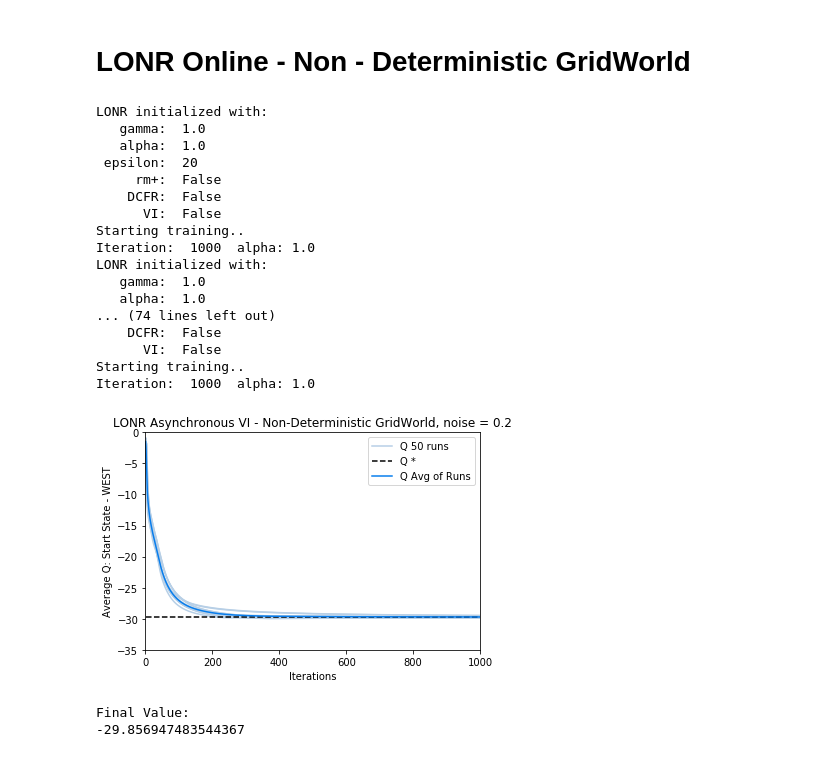
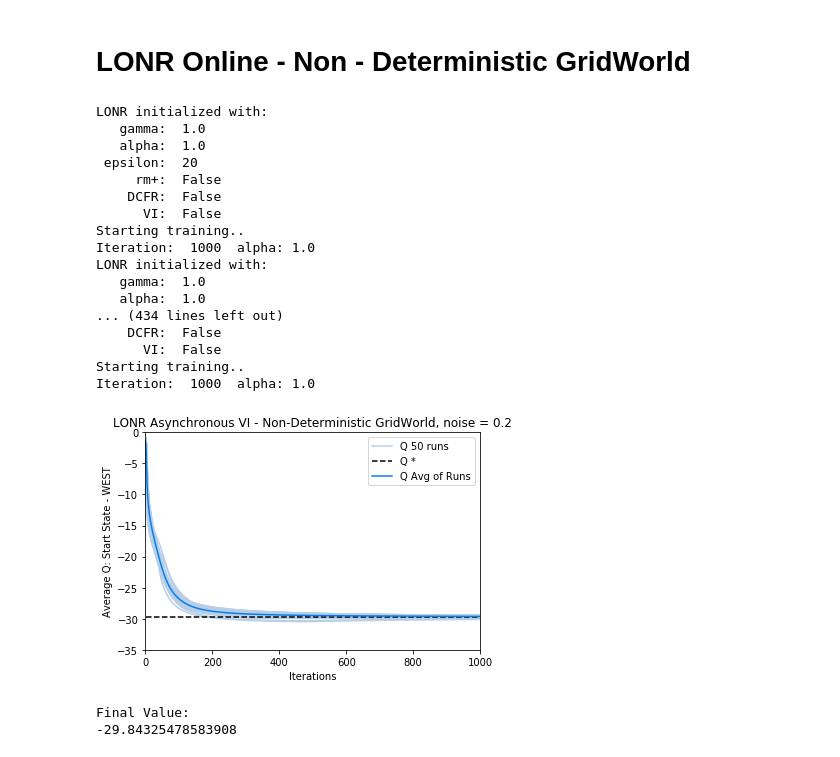
Before and after one commit to sullins2/Clean, a Jupyter notebook: LONRGeneral/GridWorldPlots.ipynb, the cells around one changed output. Cells and saved outputs as stored; diff of their text form; code cells hidden in the pictures.

```diff
--- a/LONRGeneral/GridWorldPlots.ipynb
+++ b/LONRGeneral/GridWorldPlots.ipynb
@@ -445,10 +445,11 @@ Final Value:
 iters = []
 QSums = []
 totalIters = 15000
-totalPlots = 5
+totalPlots = 50
 QSumsPlots = []
 
 for p in range(totalPlots):
+    print("Iteration: ", p)
     gridMDP = Grid(noise=0.0, startState=36)
 
     lonrAgent = LONR.LONR(M=gridMDP, gamma=1.0, alpha=1.0, epsilon=20, alphaDecay=1.0, RMPLUS=False, DCFR=False, VI=False, showSettings=False)
@@ -520,7 +521,7 @@ Final Value:
 iters = []
 QSums = []
 totalIters = 1000
-totalPlots = 10
+totalPlots = 50
 QSumsPlots = []
 
 for p in range(totalPlots):
@@ -551,34 +552,34 @@ plt.plot(iters, data, color='#077ded', linestyle='solid', label='Q Avg of Runs')
 
 plt.legend(loc='upper right')
 plt.axis([0, totalIters, -35.0, 0])
 plt.xlabel('Iterations') #TOTAL iterations
 plt.ylabel('Average Q: Start State - WEST')
 plt.title('LONR Asynchronous VI - Non-Deterministic GridWorld, noise = 0.2')
 plt.savefig('LONR-AVI-NONDETERM-GW.png')
 plt.show()
 
 #print(QSums)
 
 print("Final Value: ")
 print(float(QSums[-1]))
 # %% [output]
 LONR initialized with:
    gamma:  1.0
    alpha:  1.0
  epsilon:  20
      rm+:  False
     DCFR:  False
       VI:  False
 Starting training..
 Iteration:  1000  alpha: 1.0
 LONR initialized with:
    gamma:  1.0
    alpha:  1.0
-... (74 lines left out)
+... (434 lines left out)
     DCFR:  False
       VI:  False
 Starting training..
 Iteration:  1000  alpha: 1.0
-[figure, old version]
+[figure, new version]
 Final Value:
--29.856947483544367
+-29.84325478583908
```
Also changed, not shown: parts of 3 cells of this notebook, 4 other files.
